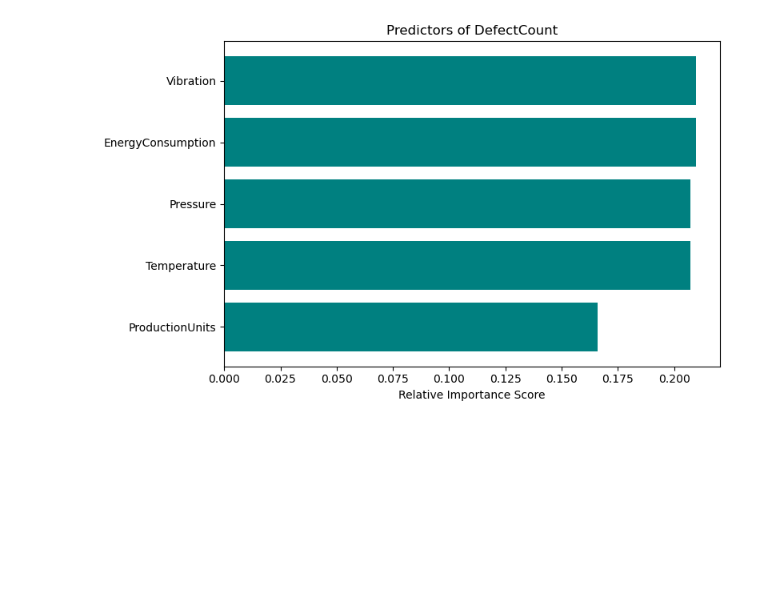
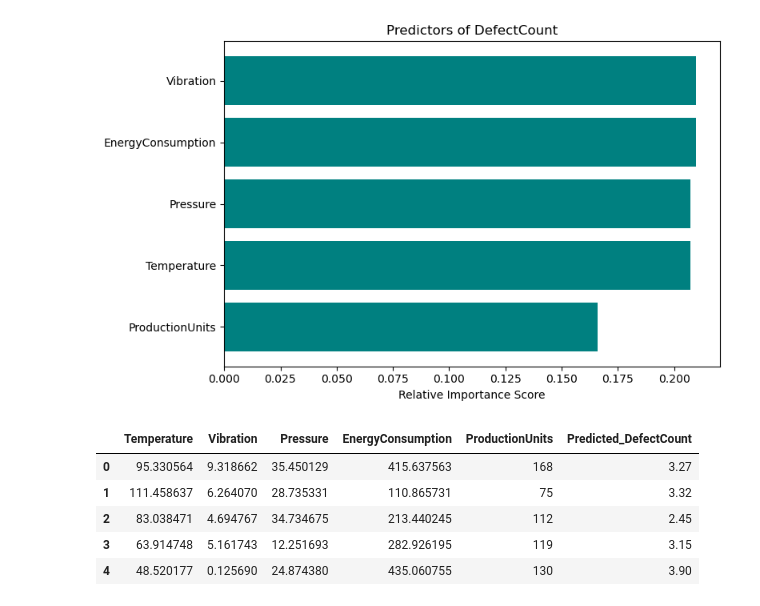
Before and after one commit to Praveenk2324/Incanto, a Jupyter notebook: main.ipynb, the cells around one changed output. Cells and saved outputs as stored; diff of their text form; code cells hidden in the pictures; blank space fills up the shorter version.

```diff
--- a/main.ipynb
+++ b/main.ipynb
@@ -100,3 +100,31 @@ Feature Importances:
 0        Temperature    0.207123
 4    ProductionUnits    0.165984
 [figure]
+# %%
+import numpy as np
+import pandas as pd
+
+# Generate random inputs
+num_samples = 5
+random_data = {
+    'Temperature': np.random.uniform(20, 115, num_samples),
+    'Vibration': np.random.uniform(0, 10, num_samples),
+    'Pressure': np.random.uniform(10, 50, num_samples),
+    'EnergyConsumption': np.random.uniform(90, 450, num_samples),
+    'ProductionUnits': np.random.randint(50, 200, num_samples)
+}
+random_df = pd.DataFrame(random_data)
+
+# Predict using the trained model
+predicted_defects = model.predict(random_df)
+random_df['Predicted_DefectCount'] = predicted_defects
+
+# Display the results
+random_df
+# %% [output]
+|  | Temperature | Vibration | Pressure | EnergyConsumption | ProductionUnits | Predicted_DefectCount |
+| 0 | 95.330564 | 9.318662 | 35.450129 | 415.637563 | 168 | 3.27 |
+| 1 | 111.458637 | 6.264070 | 28.735331 | 110.865731 | 75 | 3.32 |
+| 2 | 83.038471 | 4.694767 | 34.734675 | 213.440245 | 112 | 2.45 |
+| 3 | 63.914748 | 5.161743 | 12.251693 | 282.926195 | 119 | 3.15 |
+| 4 | 48.520177 | 0.125690 | 24.874380 | 435.060755 | 130 | 3.90 |
```
Also changed, not shown: 1 other file.
